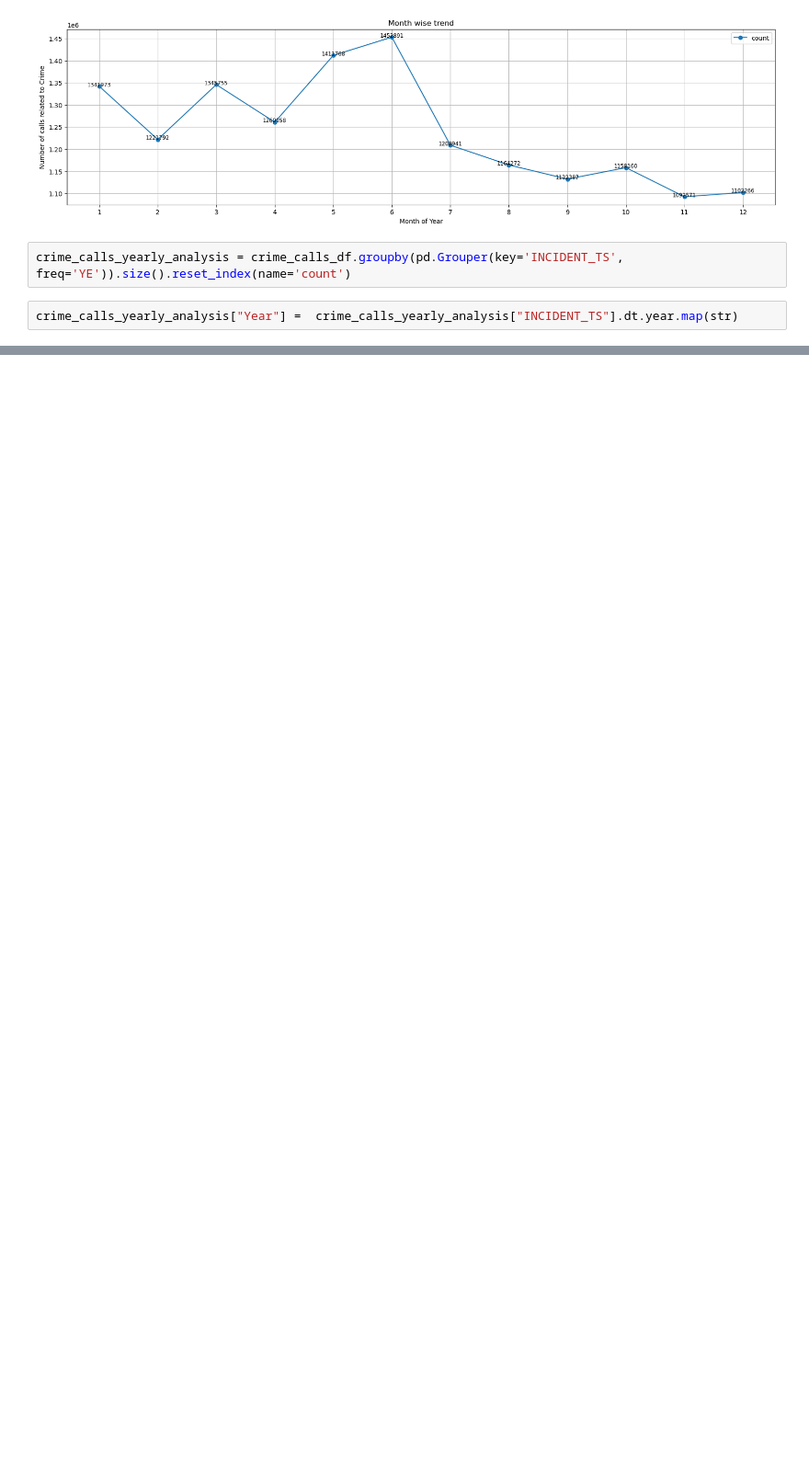
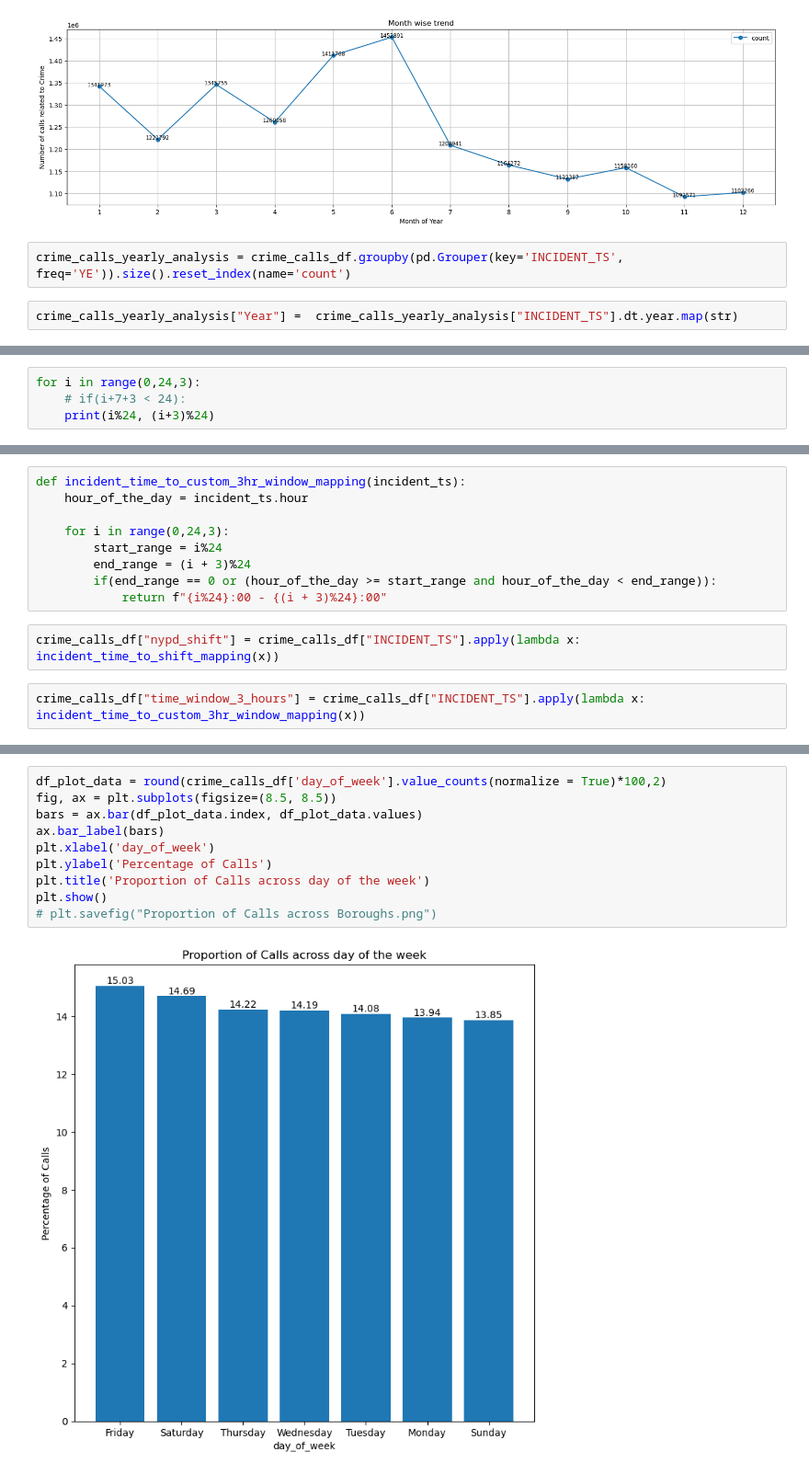
Before and after one commit to zaskap/Team_Sherlocks, a Jupyter notebook: EDA.ipynb, the cells around one changed output, grey strips where cells are left out. Shown at 92% size. Saved outputs shown, nothing was run; the diff lists cells and outputs as text; blank space fills up the shorter version.

Commit message:
EDA updated with time  related columns

```diff
--- a/EDA.ipynb
+++ b/EDA.ipynb
@@ -405,0 +474,4 @@ plt.show()
+# %%
+for i in range(0,24,3):
+    # if(i+7+3 < 24):
+    print(i%24, (i+3)%24)
@@ -405,0 +487,13 @@ plt.show()
+# %%
+def incident_time_to_custom_3hr_window_mapping(incident_ts):
+    hour_of_the_day = incident_ts.hour
+
+    for i in range(0,24,3):
+        start_range = i%24
+        end_range = (i + 3)%24
+        if(end_range == 0 or (hour_of_the_day >= start_range and hour_of_the_day < end_range)):
+            return f"{i%24}:00 - {(i + 3)%24}:00"
+# %%
+crime_calls_df["nypd_shift"] = crime_calls_df["INCIDENT_TS"].apply(lambda x: incident_time_to_shift_mapping(x))
+# %%
+crime_calls_df["time_window_3_hours"] = crime_calls_df["INCIDENT_TS"].apply(lambda x: incident_time_to_custom_3hr_window_mapping(x))
@@ -405,0 +520,12 @@ plt.show()
+# %%
+df_plot_data = round(crime_calls_df['day_of_week'].value_counts(normalize = True)*100,2)
+fig, ax = plt.subplots(figsize=(8.5, 8.5))
+bars = ax.bar(df_plot_data.index, df_plot_data.values)
+ax.bar_label(bars)
+plt.xlabel('day_of_week')
+plt.ylabel('Percentage of Calls')
+plt.title('Proportion of Calls across day of the week')
+plt.show()
+# plt.savefig("Proportion of Calls across Boroughs.png")
+# %% [output]
+[figure, added]
```
Also changed, not shown: parts of 29 cells of this notebook.
